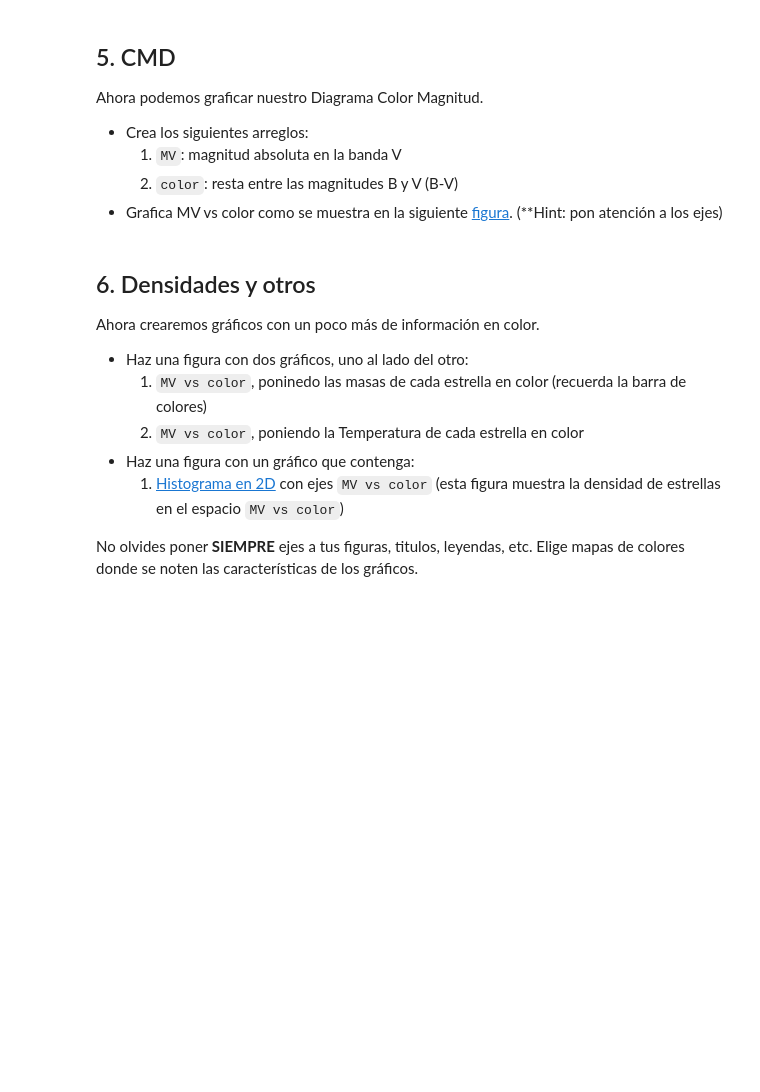
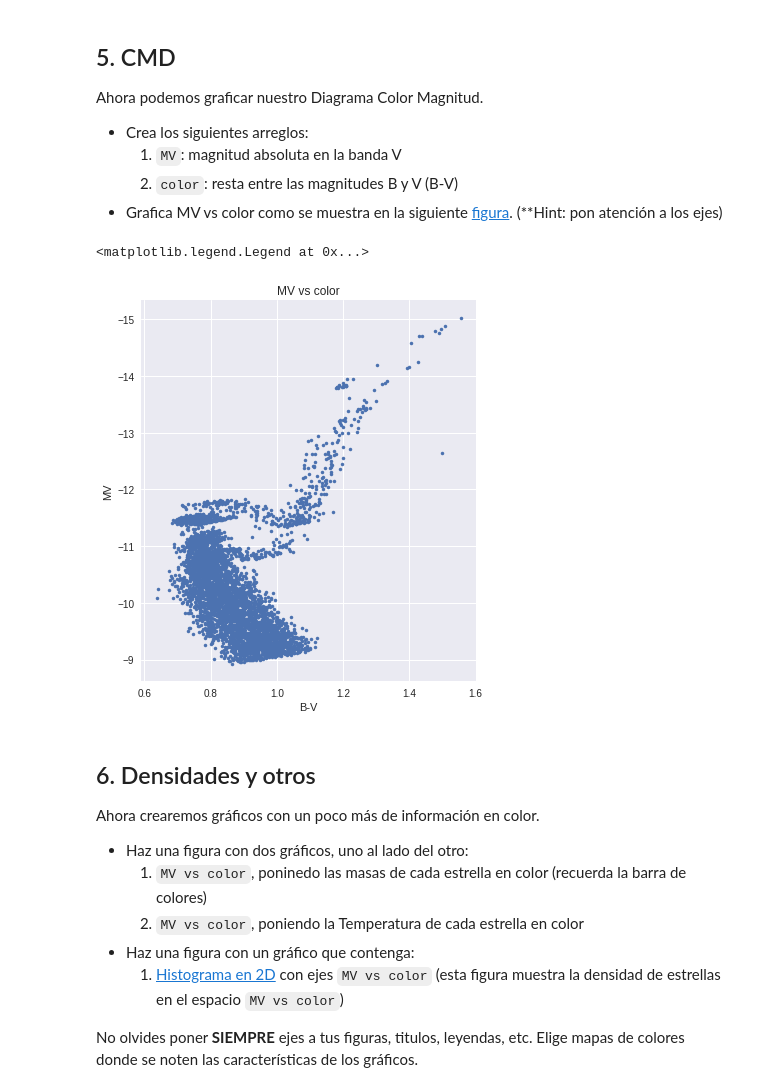
Before and after one commit to Antonego64/minitarea2, a Jupyter notebook: minitarea2.ipynb, the cells around one changed output. Drawn from its saved outputs; the diff is of its cells as text; code cells hidden in the pictures; blank space fills up the shorter version.

```diff
--- a/minitarea2.ipynb
+++ b/minitarea2.ipynb
@@ -106,0 +101,10 @@ print()
+# %%
+#Filtrar por distancia
+
+datos_filtrados=datos.copy()
+datos_filtrados=datos_filtrados[datos_filtrados[:,6]< 3.5]
+
+n0=datos.size/7
+n=datos_filtrados.size/7
+
+print ('El set original contenía '+ str(n0)+ ' estrellas, luego de filtrar quedaron '+str(n))
@@ -117,11 +123,9 @@ Para hacer el CMD necesitamos la magnitud absoluta de nuestras estrellas. Para e
         1. `mag_abs`: ndarray de magnitudes absolutas calculadas como: $M = m - 5 \log_{10} (d_{pc}) + 5 $
 # %%
 #Funcion mag_abs(mag, dist)
-
 def mag_abs(mag_ap, dist):
-
-
-    return
+  M=np.array(mag_ap)+5-(5*np.log10(1000*np.array(dist)))
+  return M
 # %% [markdown]
 ## 5. CMD
 
@@ -139,3 +138,21 @@ Ahora podemos graficar nuestro Diagrama Color Magnitud.
+# %%
+#Crear arrays MV y color
+mV_filtrado=datos_filtrados[:,1]
+mB_filtrado=datos_filtrados[:,0]
+d_filtrado=datos_filtrados[:,6]
+
+MV=mag_abs(mV_filtrado,d_filtrado)
+color=mB_filtrado-mV_filtrado
+
+#plot cmd
+fig, ax = plt.subplots(figsize= (6,7), ncols=1)
+ax.plot(color, MV,'.')
+ax.invert_yaxis()
+ax.set(title='MV vs color', ylabel='MV', xlabel='B-V') #trucazo del torpedo de matplotib
+ax.legend()
+# %% [output]
+<matplotlib.legend.Legend at 0x...>
+[figure, added]
 # %% [markdown]
 ## 6. Densidades y otros
 
```
Also changed, not shown: parts of 4 cells of this notebook.
